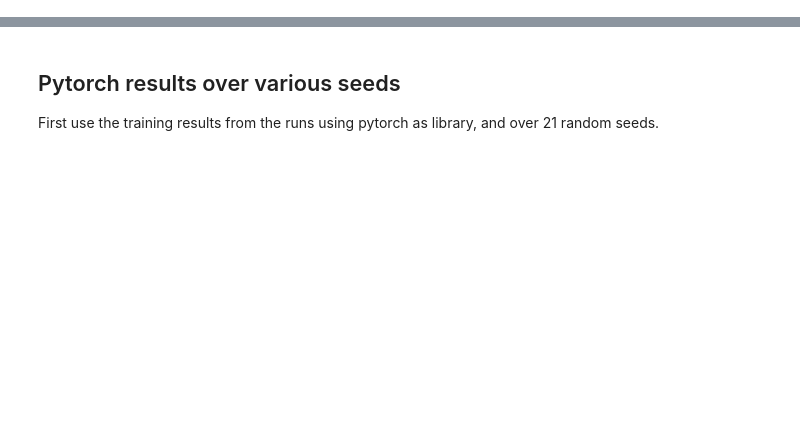
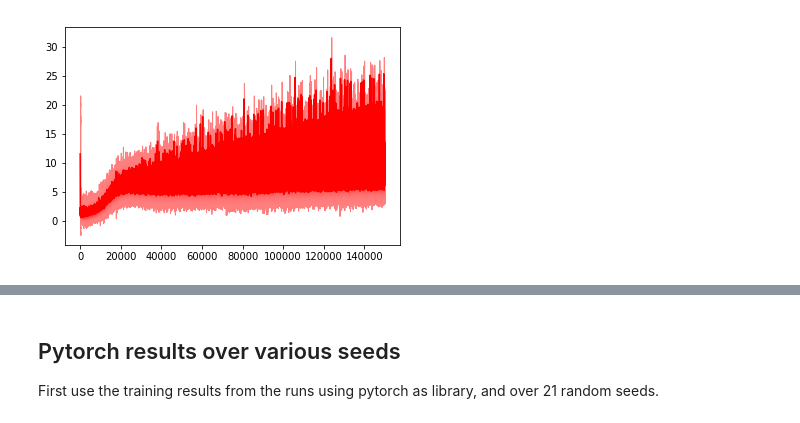
Before and after one commit to wpumacay/DeeprlND-projects, a Jupyter notebook: project1-navigation/results_analysis.ipynb, the cells around one changed output, grey strips where cells are left out. Saved outputs shown, nothing was run; the diff lists cells and outputs as text; code cells hidden in the pictures; blank space fills up the shorter version.

```diff
--- a/project1-navigation/results_analysis.ipynb
+++ b/project1-navigation/results_analysis.ipynb
@@ -42,0 +133,7 @@ INFO> loaded training data from session [banana_hyper_vtest] with timestamp [Sat
+# %%
+axes = plotter.drawStdPlot(_experiment1ResultsConfig1['bellmanErrors'], 'Scores', 'x', 'y')
+#plotter.drawStdPlot( _experiment1ResultsConfig2['scoresAvg'], 'Scores', 'x', 'y', color = 'b', axes = axes )
+#axes.axhline( y = 13., xmin = 0, xmax = 2000 )
+#axes.grid( True )
+# %% [output]
+[figure, added]
```
Also changed, not shown: parts of 15 cells of this notebook.
